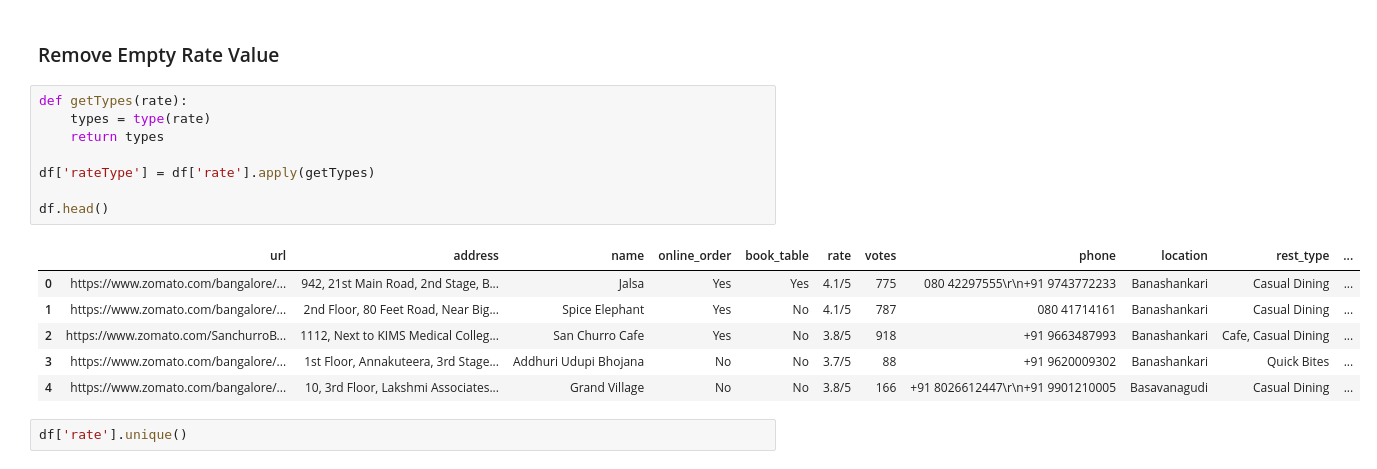
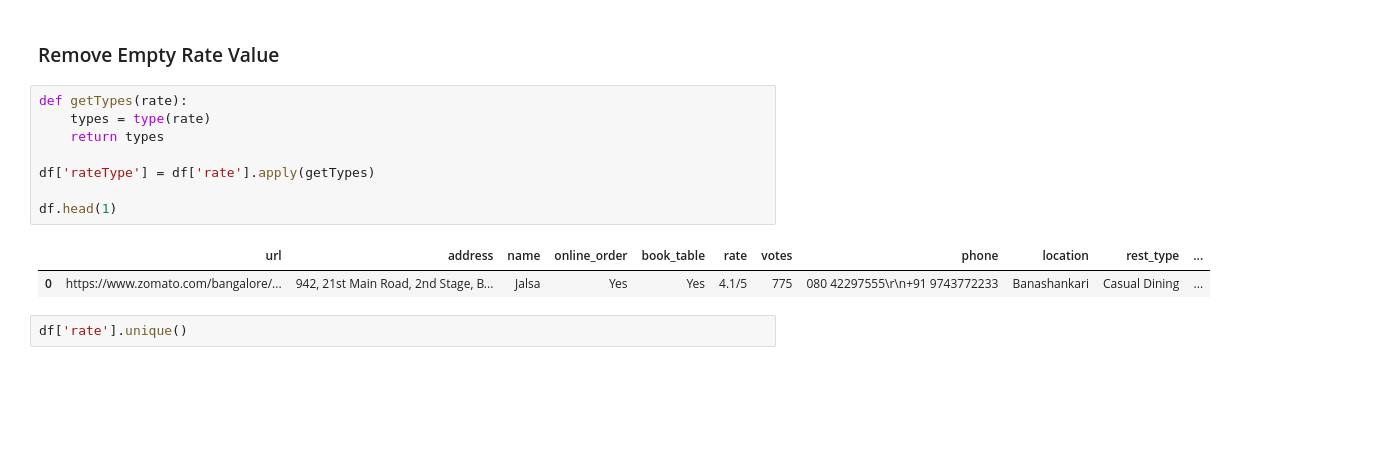
Before and after one commit to swarup4/zomato-ratings, a Jupyter notebook: Zomato Ratings.ipynb, the cells around one changed output. Drawn from its saved outputs; the diff is of its cells as text; blank space fills up the shorter version.

```diff
--- a/Zomato Ratings.ipynb
+++ b/Zomato Ratings.ipynb
@@ -75,18 +76,14 @@ df.shape
 # %%
 def getTypes(rate):
     types = type(rate)
     return types
 
 df['rateType'] = df['rate'].apply(getTypes)
 
-df.head()
+df.head(1)
 # %% [output]
 |  | url | address | name | online_order | book_table | rate | votes | phone | location | rest_type | ... |
 | 0 | https://www.zomato.com/bangalore/... | 942, 21st Main Road, 2nd Stage, B... | Jalsa | Yes | Yes | 4.1/5 | 775 | 080 42297555\r\n+91 9743772233 | Banashankari | Casual Dining | ... |
-| 1 | https://www.zomato.com/bangalore/... | 2nd Floor, 80 Feet Road, Near Big... | Spice Elephant | Yes | No | 4.1/5 | 787 | 080 41714161 | Banashankari | Casual Dining | ... |
-| 2 | https://www.zomato.com/SanchurroB... | 1112, Next to KIMS Medical Colleg... | San Churro Cafe | Yes | No | 3.8/5 | 918 | +91 9663487993 | Banashankari | Cafe, Casual Dining | ... |
-| 3 | https://www.zomato.com/bangalore/... | 1st Floor, Annakuteera, 3rd Stage... | Addhuri Udupi Bhojana | No | No | 3.7/5 | 88 | +91 9620009302 | Banashankari | Quick Bites | ... |
-| 4 | https://www.zomato.com/bangalore/... | 10, 3rd Floor, Lakshmi Associates... | Grand Village | No | No | 3.8/5 | 166 | +91 8026612447\r\n+91 9901210005 | Basavanagudi | Casual Dining | ... |
 # %%
 df['rate'].unique()
 # %% [output]
```
Also changed, not shown: parts of 14 cells of this notebook.
